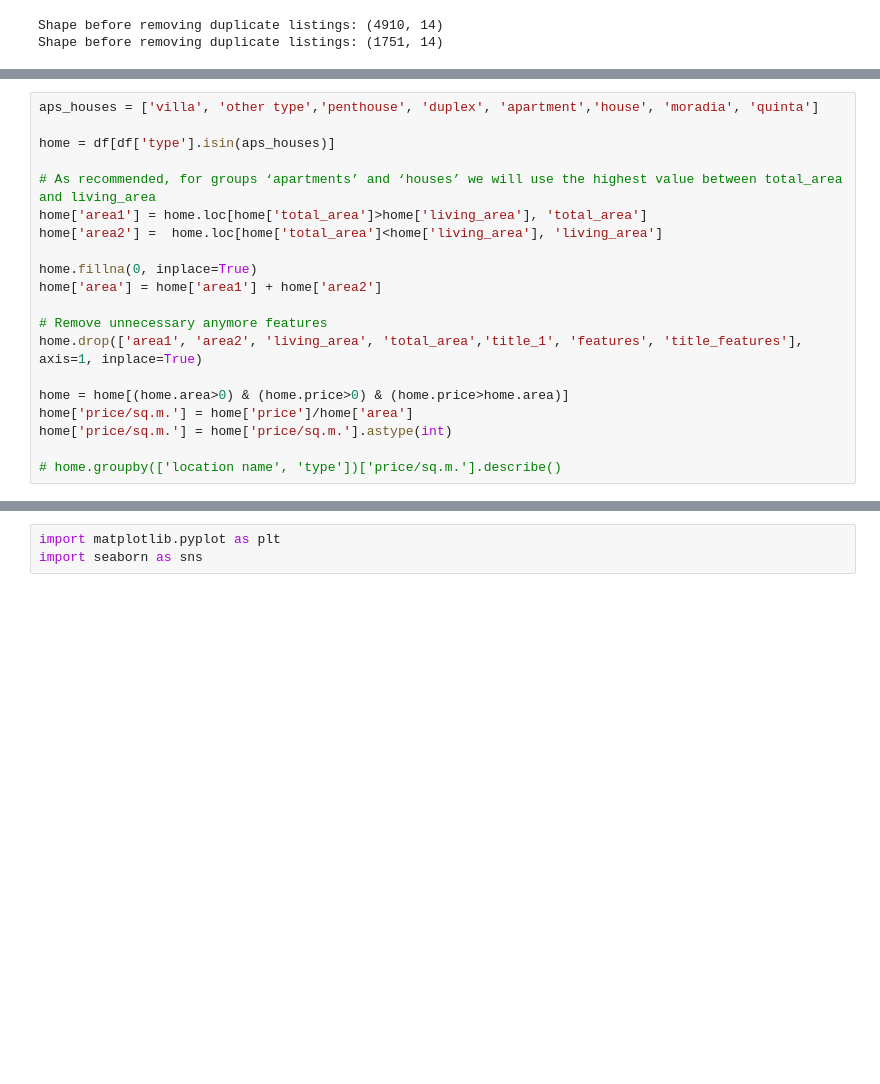
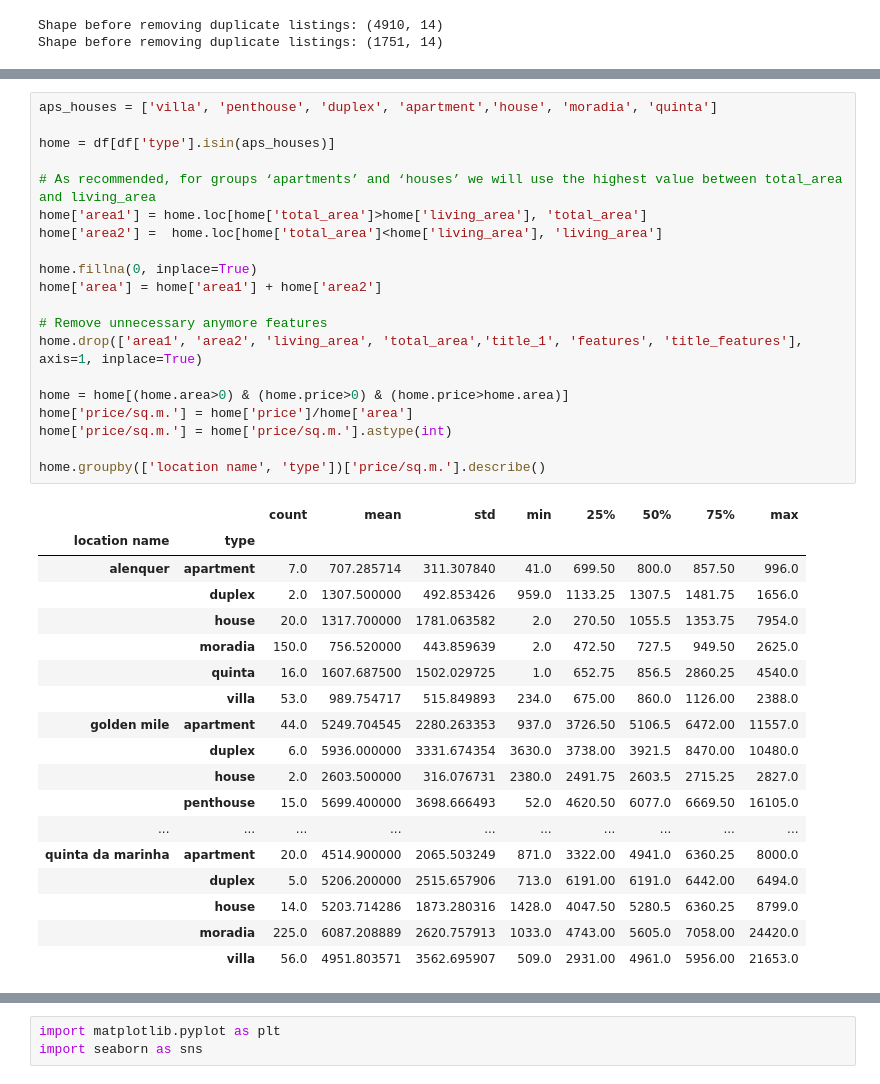
Before and after one commit to arapoff/portfolio, a Jupyter notebook: Python_SQL_Sultan_Arapov.ipynb, the cells around one changed output, grey strips where cells are left out. Saved outputs shown, nothing was run; the diff lists cells and outputs as text; blank space fills up the shorter version.

```diff
--- a/Python_SQL_Sultan_Arapov.ipynb
+++ b/Python_SQL_Sultan_Arapov.ipynb
@@ -330,24 +329,43 @@ Plots.head()
 5 rows × 22 columns
 # %%
-aps_houses = ['villa', 'other type','penthouse', 'duplex', 'apartment','house', 'moradia', 'quinta']
+aps_houses = ['villa', 'penthouse', 'duplex', 'apartment','house', 'moradia', 'quinta']
 
 home = df[df['type'].isin(aps_houses)]
 
 # As recommended, for groups ‘apartments’ and ‘houses’ we will use the highest value between total_area and living_area
 home['area1'] = home.loc[home['total_area']>home['living_area'], 'total_area']
 home['area2'] =  home.loc[home['total_area']<home['living_area'], 'living_area']
 
 home.fillna(0, inplace=True)
 home['area'] = home['area1'] + home['area2']
 
 # Remove unnecessary anymore features
 home.drop(['area1', 'area2', 'living_area', 'total_area','title_1', 'features', 'title_features'], axis=1, inplace=True)
 
 home = home[(home.area>0) & (home.price>0) & (home.price>home.area)]
 home['price/sq.m.'] = home['price']/home['area']
 home['price/sq.m.'] = home['price/sq.m.'].astype(int)
 
-# home.groupby(['location name', 'type'])['price/sq.m.'].describe()
+home.groupby(['location name', 'type'])['price/sq.m.'].describe()
+# %% [output]
+|  |  | count | mean | std | min | 25% | 50% | 75% | max |
+| location name | type |  |  |  |  |  |  |  |  |
+| alenquer | apartment | 7.0 | 707.285714 | 311.307840 | 41.0 | 699.50 | 800.0 | 857.50 | 996.0 |
+|  | duplex | 2.0 | 1307.500000 | 492.853426 | 959.0 | 1133.25 | 1307.5 | 1481.75 | 1656.0 |
+|  | house | 20.0 | 1317.700000 | 1781.063582 | 2.0 | 270.50 | 1055.5 | 1353.75 | 7954.0 |
+|  | moradia | 150.0 | 756.520000 | 443.859639 | 2.0 | 472.50 | 727.5 | 949.50 | 2625.0 |
+|  | quinta | 16.0 | 1607.687500 | 1502.029725 | 1.0 | 652.75 | 856.5 | 2860.25 | 4540.0 |
+|  | villa | 53.0 | 989.754717 | 515.849893 | 234.0 | 675.00 | 860.0 | 1126.00 | 2388.0 |
+| golden mile | apartment | 44.0 | 5249.704545 | 2280.263353 | 937.0 | 3726.50 | 5106.5 | 6472.00 | 11557.0 |
+|  | duplex | 6.0 | 5936.000000 | 3331.674354 | 3630.0 | 3738.00 | 3921.5 | 8470.00 | 10480.0 |
+|  | house | 2.0 | 2603.500000 | 316.076731 | 2380.0 | 2491.75 | 2603.5 | 2715.25 | 2827.0 |
+|  | penthouse | 15.0 | 5699.400000 | 3698.666493 | 52.0 | 4620.50 | 6077.0 | 6669.50 | 16105.0 |
+| ... | ... | ... | ... | ... | ... | ... | ... | ... | ... |
+| quinta da marinha | apartment | 20.0 | 4514.900000 | 2065.503249 | 871.0 | 3322.00 | 4941.0 | 6360.25 | 8000.0 |
+|  | duplex | 5.0 | 5206.200000 | 2515.657906 | 713.0 | 6191.00 | 6191.0 | 6442.00 | 6494.0 |
+|  | house | 14.0 | 5203.714286 | 1873.280316 | 1428.0 | 4047.50 | 5280.5 | 6360.25 | 8799.0 |
+|  | moradia | 225.0 | 6087.208889 | 2620.757913 | 1033.0 | 4743.00 | 5605.0 | 7058.00 | 24420.0 |
+|  | villa | 56.0 | 4951.803571 | 3562.695907 | 509.0 | 2931.00 | 4961.0 | 5956.00 | 21653.0 |
 # %%
 d = home.set_index(['location name', 'type'])
 e = home.groupby(['location name', 'type'])['price/sq.m.'].describe()
```
Also changed, not shown: parts of 8 cells of this notebook.
